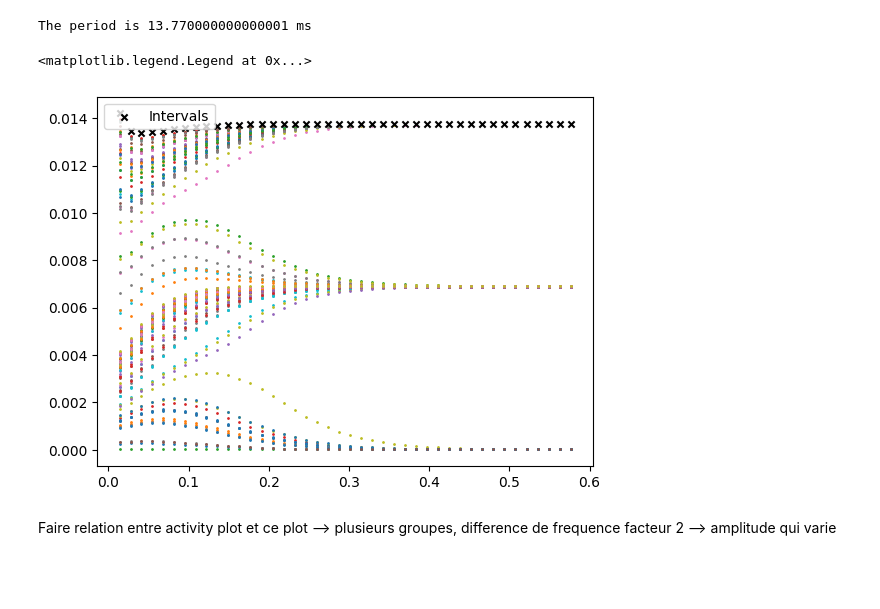
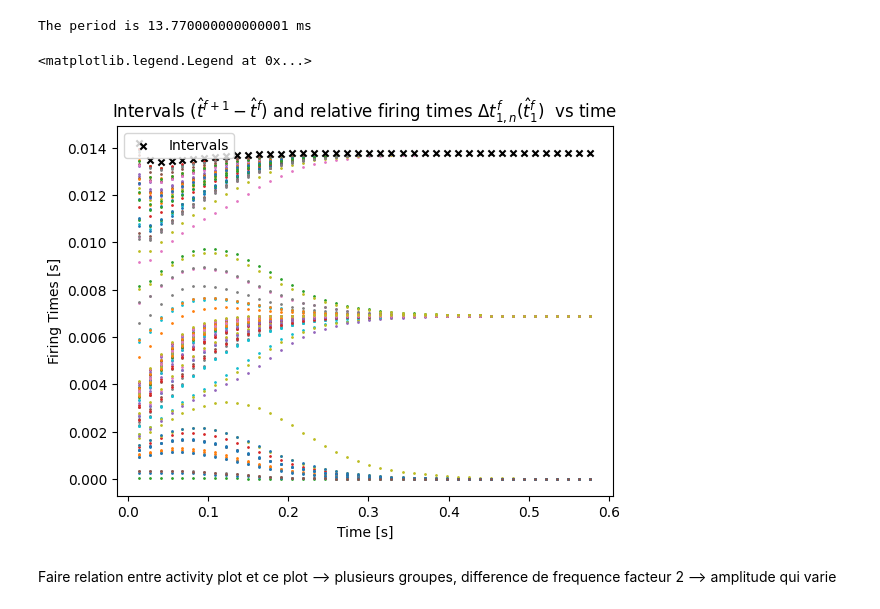
Before and after one commit to NicolasRR/SSHNeurons, a Jupyter notebook: Notebook.ipynb, the cells around one changed output. Saved outputs shown, nothing was run; the diff lists cells and outputs as text; code cells hidden in the pictures; blank space fills up the shorter version.

```diff
--- a/Notebook.ipynb
+++ b/Notebook.ipynb
@@ -135,26 +136,25 @@ tepsilon = 2*b2.ms
 J = 20*b2.mV
 delta = 5*b2.ms
 
-def synchronous_state(vi, I, T=600*b2.ms,dt=b2.ms, beta=BETA):
+def synchronous_state(vi, I, T=600*b2.ms,dt=b2.ms, beta=BETA, eA=0, eB=0):
     steps = int(T/dt)+1
     spike_train = np.zeros((steps, len(vi))).astype(bool)
     voltages = np.zeros((steps, len(vi)))*b2.mV
     voltages[0] = vi*1e3*b2.mV
-    epsilonA = np.zeros(steps)*b2.Hz
-    epsilonB = np.zeros(steps)*b2.Hz
+    epsilonA = np.full(steps,eA)*b2.Hz
+    epsilonB = np.full(steps, eB)*b2.Hz
     for i in range(0,steps-1):
-
       voltages[i+1]= voltages[i]+dt*(-(voltages[i]-V_REST-MEMBRANE_RESISTANCE*I[i])+MEMBRANE_TIME_SCALE*J*epsilonA[i-int(delta/dt)]) / MEMBRANE_TIME_SCALE
-      firing = escape_function(voltages[i], beta=BETA)*dt
+      firing = np.random.binomial(1,escape_function(voltages[i], beta=BETA)*dt)
       voltages[i+1]+=(V_RESET-voltages[i+1])*firing
       spike_train[i]=firing
       if i*dt > delta:
         epsilonB[i+1] = (-dt*(epsilonB[i])+np.mean(spike_train[i])) /tepsilon +epsilonB[i]
         epsilonA[i+1] = dt*(-epsilonA[i]+epsilonB[i]) / tepsilon +epsilonA[i]
-    return voltages, spike_train
+    return voltages, spike_train, epsilonA, epsilonB
 # %%
 T=600*b2.ms
-Vs1, ST1 = synchronous_state(Vi, dt=dt, T=T, I=np.zeros(int(T/dt))*1e3*b2.mA)
+Vs1, ST1, epsilonA, epsilonB = synchronous_state(Vi, dt=dt, T=T, I=np.zeros(int(T/dt))*1e3*b2.mA)
 # %% [markdown]
 ## Question 2
 # %%
@@ -185,7 +185,7 @@ The period is 7.980000000000001 ms
 # %%
 dt = 1e-2*b2.ms
 T=600*b2.ms
-Vs2, ST2 = synchronous_state(Vi, dt=dt, T=T, I=np.full(int(T/dt), -0.25*b2.mA)*1e3*b2.mA)
+Vs2, ST2, _, _ = synchronous_state(Vi, dt=dt, T=T, I=np.full(int(T/dt), -0.25*b2.mA)*1e3*b2.mA)
 # %%
 steps = Vs1.shape[0]
 t = np.arange(0, steps, 1)
@@ -231,12 +231,15 @@ The period is 13.770000000000001 ms
 # %%
 rtimes, intervals = intervals_spike(ST2)
 for n in range(rtimes.shape[1]):
   plt.scatter(np.cumsum(intervals), rtimes[:,n], s=1)
 plt.scatter(np.cumsum(intervals), intervals, marker="x", s=20, c="black", label = "Intervals")
+plt.title("Intervals ($\hat{t}^{f+1}-\hat{t}^{f}$) and relative firing times $\Delta t_{1,n}^f(\hat{t}_{1}^f)$  vs time")
+plt.xlabel("Time [s]")
+plt.ylabel("Firing Times [s]")
 plt.legend()
 # %% [output]
 <matplotlib.legend.Legend at 0x...>
-[figure, old version]
+[figure, new version]
 # %% [markdown]
 Faire relation entre activity plot et ce plot
 --> plusieurs groupes, difference de frequence facteur 2 --> amplitude qui varie
```
Also changed, not shown: parts of 12 cells of this notebook.
